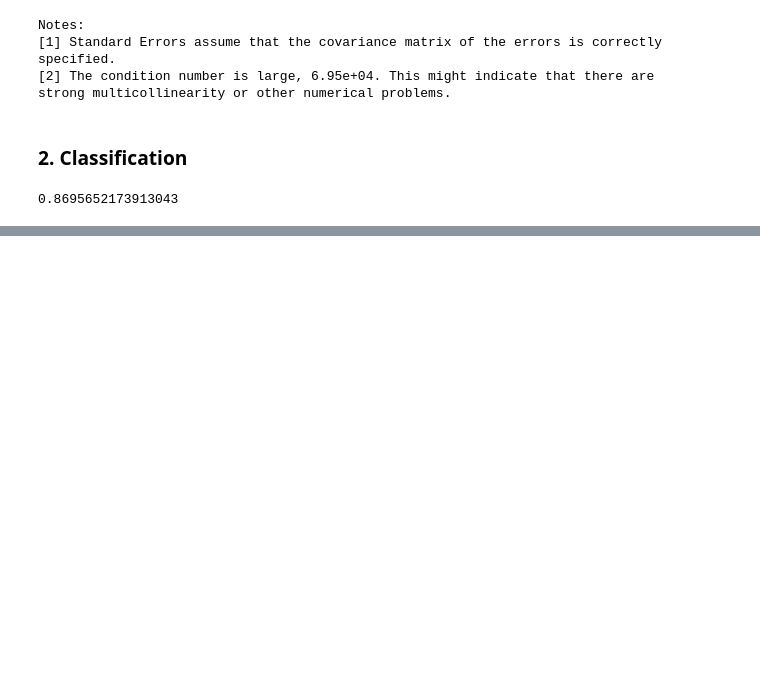
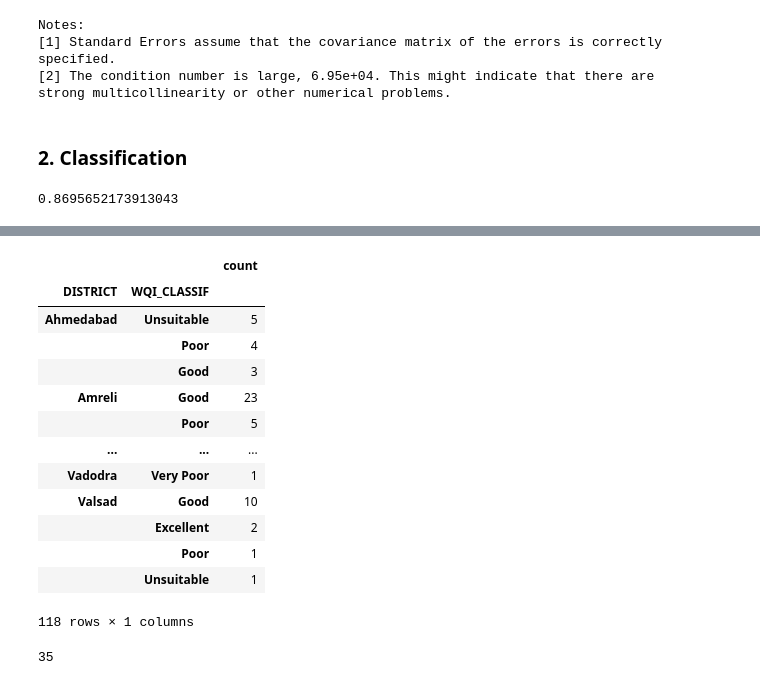
Before and after one commit to Ethan0456/Major-Project, a Jupyter notebook: code.ipynb, the cells around one changed output, grey strips where cells are left out. Cells and saved outputs as stored; diff of their text form; code cells hidden in the pictures; blank space fills up the shorter version.

```diff
--- a/code.ipynb
+++ b/code.ipynb
@@ -305,0 +338,22 @@ print(hello)
+# %%
+ddf = pd.DataFrame(data.groupby('DISTRICT')['WQI_CLASSIF'].value_counts())
+ddf
+# %% [output]
+|  |  | count |
+| DISTRICT | WQI_CLASSIF |  |
+| Ahmedabad | Unsuitable | 5 |
+|  | Poor | 4 |
+|  | Good | 3 |
+| Amreli | Good | 23 |
+|  | Poor | 5 |
+| ... | ... | ... |
+| Vadodra | Very Poor | 1 |
+| Valsad | Good | 10 |
+|  | Excellent | 2 |
+|  | Poor | 1 |
+|  | Unsuitable | 1 |
+118 rows × 1 columns
+# %%
+len(ddf.index.get_level_values(0).unique())
+# %% [output]
+35
```
Also changed, not shown: parts of 9 cells of this notebook.
